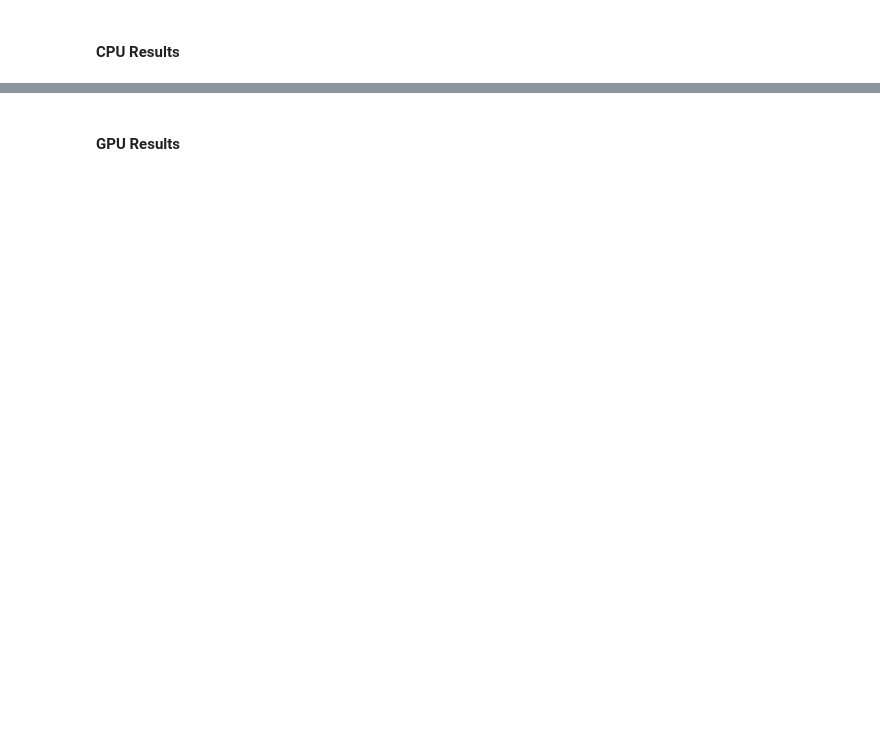
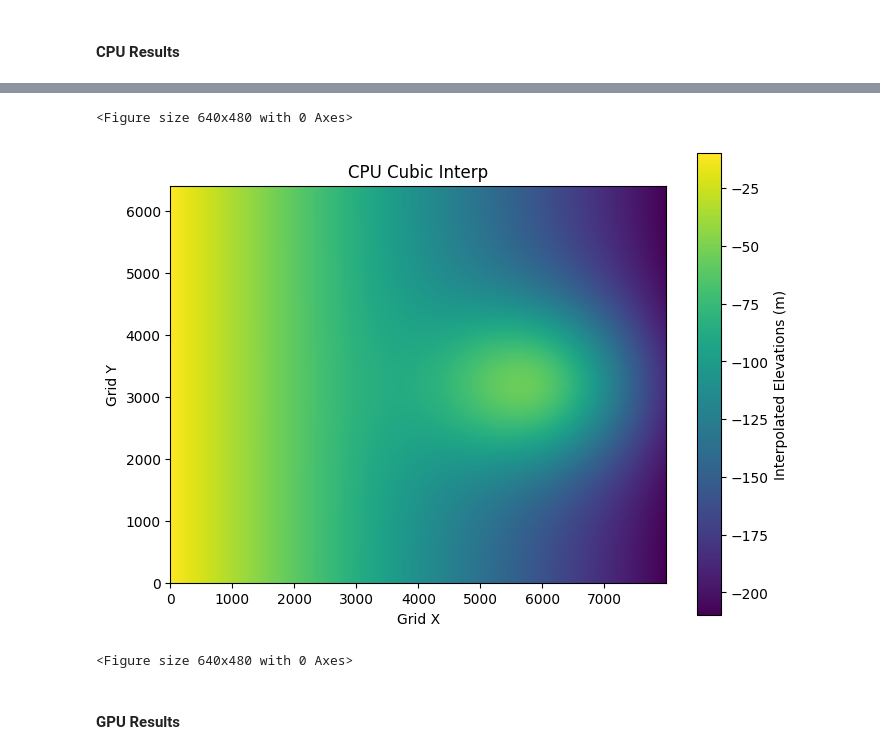
Before and after one commit to devsaxena974/AUV-Real-Time-Interpolation, a Jupyter notebook: code/test_cpu_gpu_results.ipynb, the cells around one changed output, grey strips where cells are left out. Drawn from its saved outputs; the diff is of its cells as text; code cells hidden in the pictures; blank space fills up the shorter version.

```diff
--- a/code/test_cpu_gpu_results.ipynb
+++ b/code/test_cpu_gpu_results.ipynb
@@ -86,2 +120,5 @@ plt.show()
 # %% [markdown]
 #### CPU Results
+# %%
+cpu_cubic_df = pd.read_csv('C:/College/EdgeComputing/build/Debug/expanded_cpu_cubic_grid.csv', header=None)
+cpu_cubic_df
@@ -88,2 +139,23 @@ plt.show()
+# %%
+# Convert the DataFrame to a NumPy array.
+new_elevation_matrix = cpu_cubic_df.values
+
+# Create the heatmap.
+plt.clf()
+plt.figure(figsize=(8, 6))
+plt.imshow(new_elevation_matrix, cmap='viridis', origin='lower')
+plt.colorbar(label='Interpolated Elevations (m)')
+plt.title("CPU Cubic Interp")
+plt.xlabel("Grid X")
+plt.ylabel("Grid Y")
+plt.show()
+# %% [output]
+<Figure size 640x480 with 0 Axes>
+[figure, added]
+# %%
+plt.clf()
+plt.show()
+# %% [output]
+<Figure size 640x480 with 0 Axes>
 # %% [markdown]
 #### GPU Results
```
Also changed, not shown: parts of 13 cells of this notebook, 6 other files.
